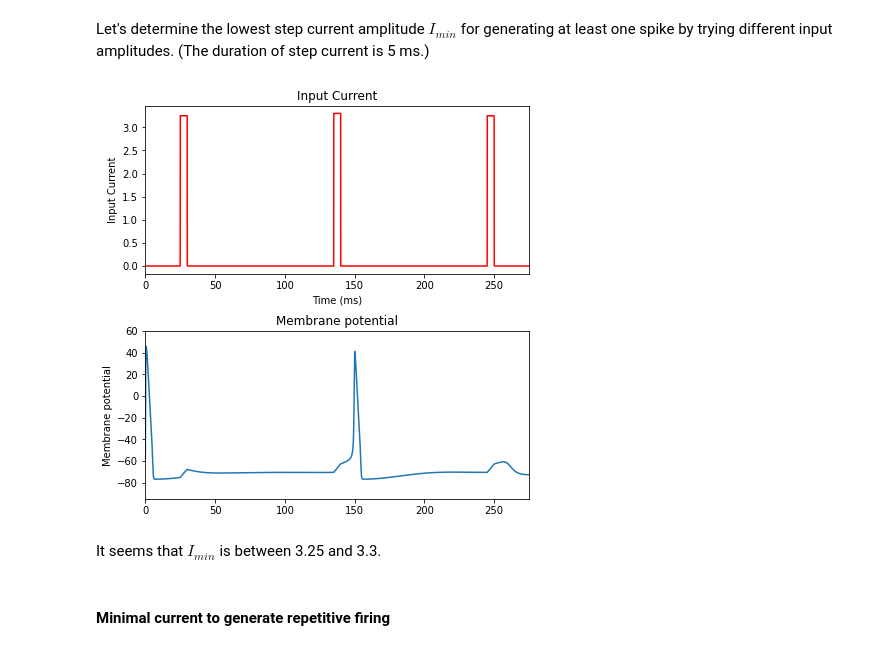
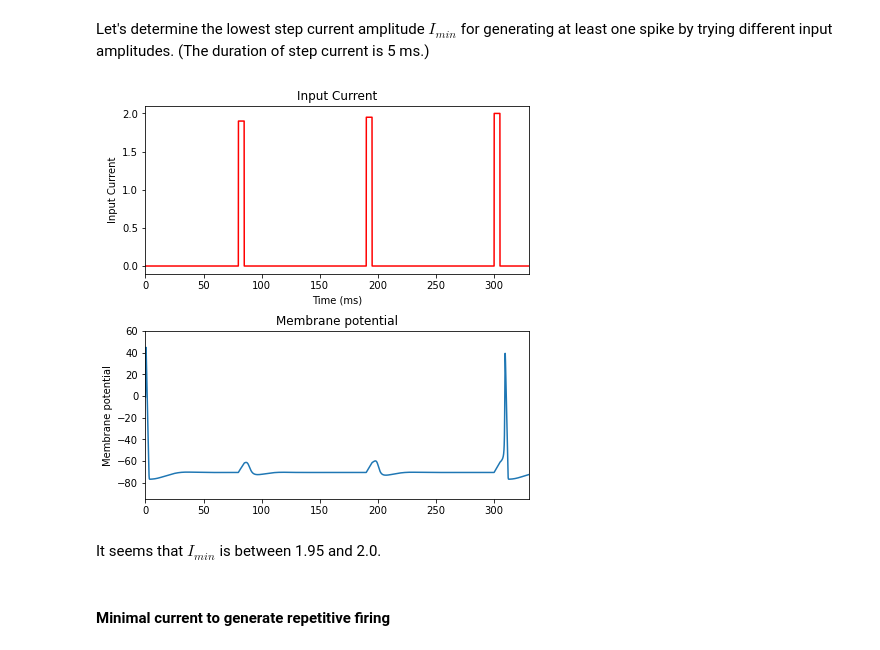
Before and after one commit to quanpeng0/BrainModels, a Jupyter notebook: docs/tutorials/neurons/HH_model.ipynb, the cells around one changed output. Saved outputs shown, nothing was run; the diff lists cells and outputs as text; code cells hidden in the pictures.

```diff
--- a/docs/tutorials/neurons/HH_model.ipynb
+++ b/docs/tutorials/neurons/HH_model.ipynb
@@ -96,6 +96,27 @@ Now we can create a new class to define a HH model by inheriting from ``brainpy.
 # %%
 class HH(bp.NeuGroup):
     target_backend = 'general'
+
+    @staticmethod
+    def diff(V, m, h, n, t, Iext, gNa, ENa, gK, EK, gL, EL, C):
+        alpha = 0.1 * (V + 40) / (1 - bp.backend.exp(-(V + 40) / 10))
+        beta = 4.0 * bp.backend.exp(-(V + 65) / 18)
+        dmdt = alpha * (1 - m) - beta * m
+
+        alpha = 0.07 * bp.backend.exp(-(V + 65) / 20.)
+        beta = 1 / (1 + bp.backend.exp(-(V + 35) / 10))
+        dhdt = alpha * (1 - h) - beta * h
+
+        alpha = 0.01 * (V + 55) / (1 - bp.backend.exp(-(V + 55) / 10))
+        beta = 0.125 * bp.backend.exp(-(V + 65) / 80)
+        dndt = alpha * (1 - n) - beta * n
+
+        I_Na = (gNa * m ** 3.0 * h) * (V - ENa)
+        I_K = (gK * n ** 4.0) * (V - EK)
+        I_leak = gL * (V - EL)
+        dVdt = (- I_Na - I_K - I_leak + Iext) / C
+
+        return dVdt, dmdt, dhdt, dndt
 
     def __init__(self, size, ENa=50., EK=-77., EL=-54.387,
                  C=1.0, gNa=120., gK=36., gL=0.03, V_th=20.,
@@ -118,27 +139,7 @@ class HH(bp.NeuGroup):
         self.spike = bp.backend.zeros(size)
         self.input = bp.backend.zeros(size)
 
-        def diff(V, m, h, n, t, Iext, gNa, ENa, gK, EK, gL, EL, C):
-            alpha = 0.1 * (V + 40) / (1 - bp.backend.exp(-(V + 40) / 10))
-            beta = 4.0 * bp.backend.exp(-(V + 65) / 18)
-            dmdt = alpha * (1 - m) - beta * m
-
-            alpha = 0.07 * bp.backend.exp(-(V + 65) / 20.)
-            beta = 1 / (1 + bp.backend.exp(-(V + 35) / 10))
-            dhdt = alpha * (1 - h) - beta * h
-
-            alpha = 0.01 * (V + 55) / (1 - bp.backend.exp(-(V + 55) / 10))
-            beta = 0.125 * bp.backend.exp(-(V + 65) / 80)
-            dndt = alpha * (1 - n) - beta * n
-
-            I_Na = (gNa * m ** 3.0 * h) * (V - ENa)
-            I_K = (gK * n ** 4.0) * (V - EK)
-            I_leak = gL * (V - EL)
-            dVdt = (- I_Na - I_K - I_leak + Iext) / C
-
-            return dVdt, dmdt, dhdt, dndt
-
-        self.integral = bp.odeint(f=diff, method='rk4', dt=0.01)
+        self.integral = bp.odeint(f=self.diff, method='exponential_euler')
 
         super(HH, self).__init__(size=size, **kwargs)
 
@@ -479,25 +480,25 @@ def HH_simulate(input_current, duration, geometry = (1,), n_figs=2):
 Let's determine the lowest step current amplitude $I_{min}$ for generating at least one spike by trying different input amplitudes. (The duration of step current is 5 ms.)
 # %%
 # apply several step currents
-amplitudes = [3.25, 0, 3.3, 0, 3.25]  # step current amplitude
+amplitudes = [0, 1.9, 0, 1.95, 0, 2.0]  # step current amplitude
 
 stim_interval = 25.
 stim_dur = 5.   # stimulation duration
 I = []
 
 for amplitude in amplitudes:
     I.append((0., stim_interval))
     I.append((amplitude, stim_dur))
     I.append((0., stim_interval))
 
 (step_I, duration) = bp.inputs.constant_current(I)
 
 # run simulation
 HH_simulate(input_current=step_I, duration=duration, geometry = (10,))
 # %% [output]
-[figure, old version]
+[figure, new version]
 # %% [markdown]
-It seems that $I_{min}$ is between 3.25 and 3.3.
+It seems that $I_{min}$ is between 1.95 and 2.0.
 # %% [markdown]
 #### Minimal current to generate repetitive firing
 # %% [markdown]
```
Also changed, not shown: parts of 9 cells of this notebook.
